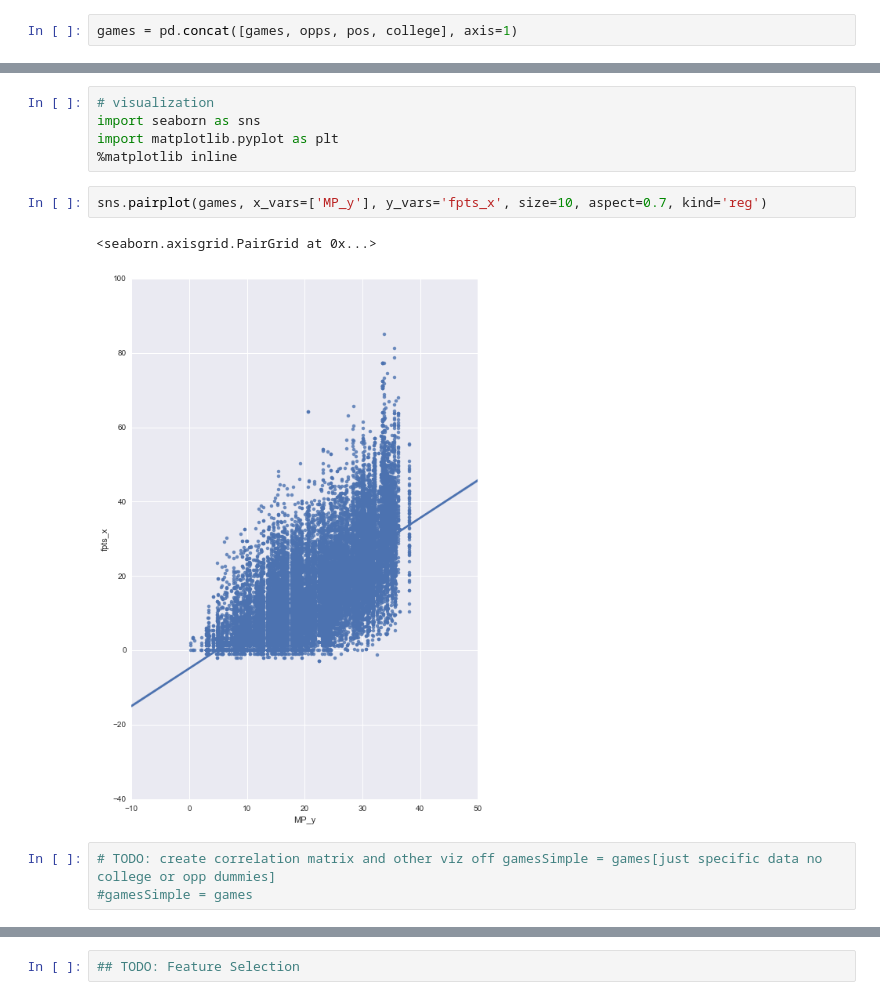
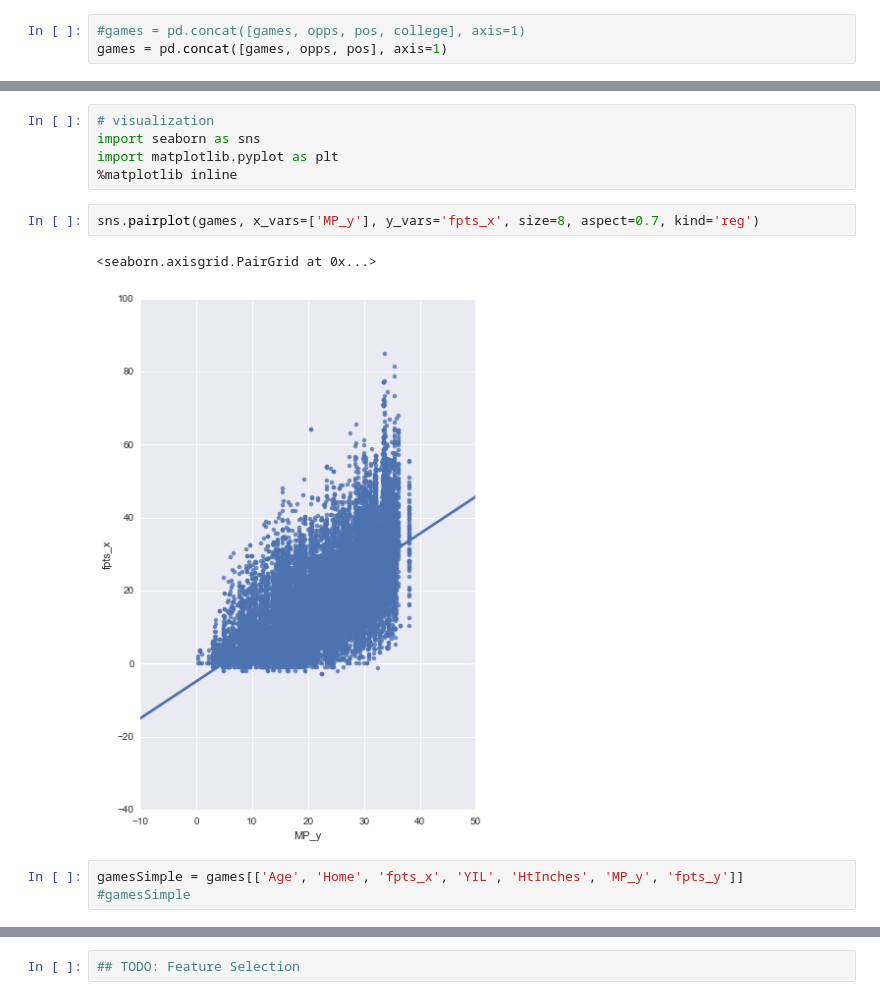
Before and after one commit to the212/nba-zerb, a Jupyter notebook: gameLogs.ipynb, the cells around one changed output, grey strips where cells are left out. Drawn from its saved outputs; the diff is of its cells as text.

Commit message:
added more viz and removed college dummies

```diff
--- a/gameLogs.ipynb
+++ b/gameLogs.ipynb
@@ -111,5 +111,6 @@ college = pd.get_dummies(games['College'])
 # %%
-games = pd.concat([games, opps, pos, college], axis=1)
+#games = pd.concat([games, opps, pos, college], axis=1)
+games = pd.concat([games, opps, pos], axis=1)
 # %%
 #games
 # %%
@@ -148,11 +149,11 @@ import seaborn as sns
 import matplotlib.pyplot as plt
 %matplotlib inline
 # %%
-sns.pairplot(games, x_vars=['MP_y'], y_vars='fpts_x', size=10, aspect=0.7, kind='reg')
+sns.pairplot(games, x_vars=['MP_y'], y_vars='fpts_x', size=8, aspect=0.7, kind='reg')
 # %% [output]
 <seaborn.axisgrid.PairGrid at 0x...>
-[figure, old version]
+[figure, new version]
-# %%
-# TODO: create correlation matrix and other viz off gamesSimple = games[just specific data no college or opp dummies]
-#gamesSimple = games
+# %%
+gamesSimple = games[['Age', 'Home', 'fpts_x', 'YIL', 'HtInches', 'MP_y', 'fpts_y']]
+#gamesSimple
 # %%
```
Also changed, not shown: parts of 10 cells of this notebook.
